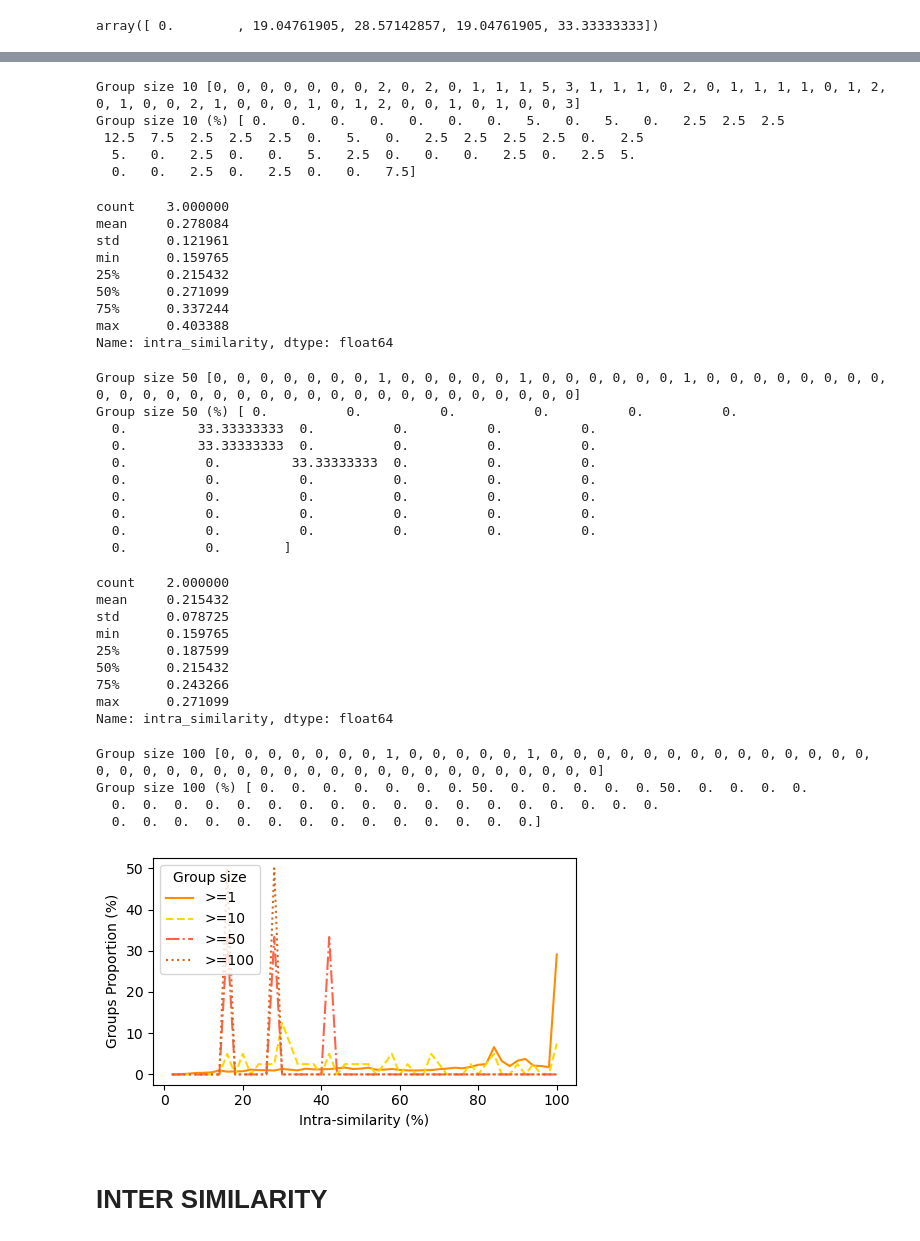
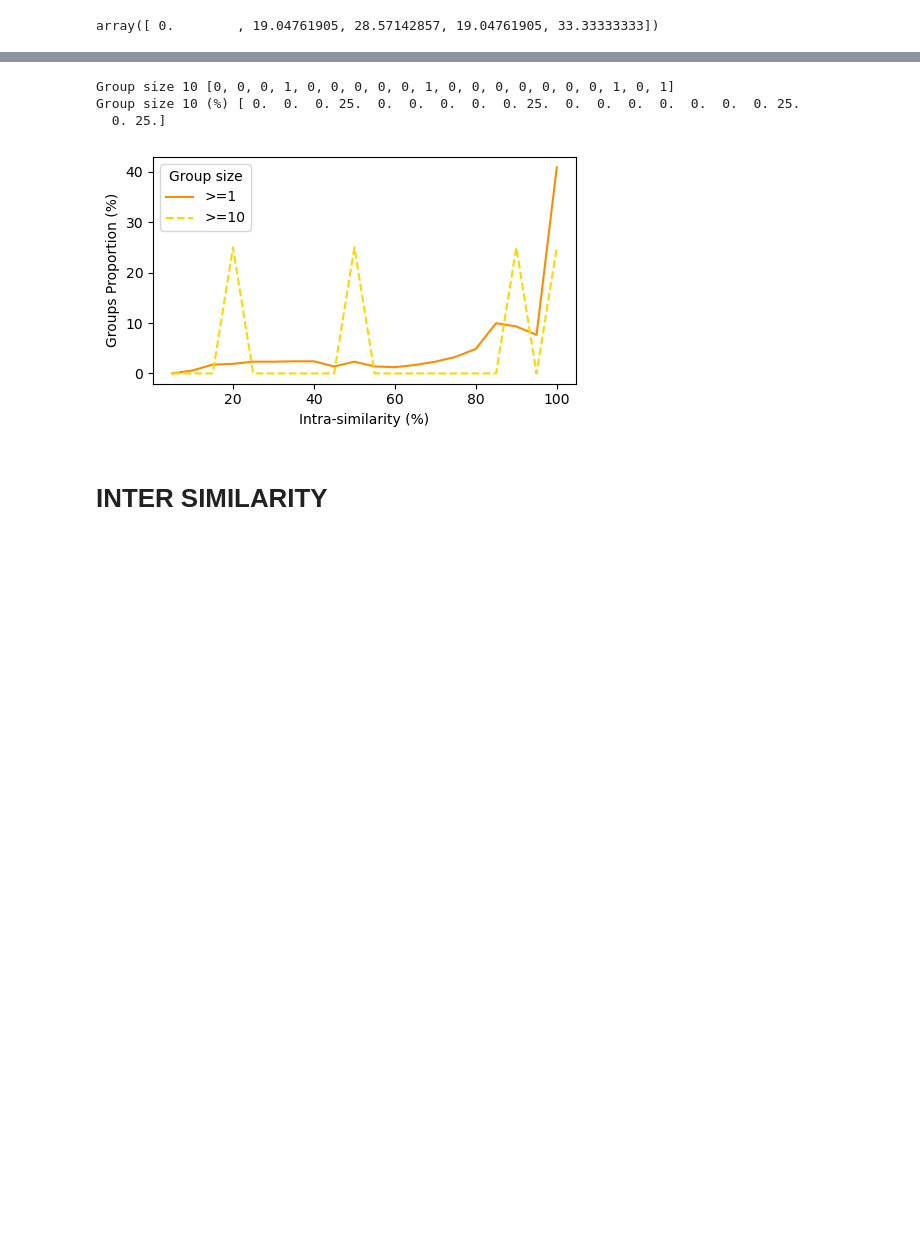
Before and after one commit to duyhuynhdev/serial-scammer-analyser, a Jupyter notebook: main/analysis/similarity_analysis.ipynb, the cells around one changed output, grey strips where cells are left out. Cells and saved outputs as stored; diff of their text form; code cells hidden in the pictures; blank space fills up the shorter version.

```diff
--- a/main/analysis/similarity_analysis.ipynb
+++ b/main/analysis/similarity_analysis.ipynb
@@ -41,16 +41,16 @@ def bins_to_labels(bins):
     return [b[1] for b in bins]
 
 
-def lines_with_lower_bound_build(df, title, x_label, y_label, chain="ETH", legend_pos = 'upper left'):
+def lines_with_lower_bound_build(df, title, x_label, y_label, chain="ETH", legend_pos = 'upper left', thsld = [1, 10, 50, 100]):
     Ys = []
     labels = []
-    bins = create_bins(num=50)
+    bins = create_bins(num=20)
     x = bins_to_labels(bins)
-    for gs in [1, 10, 50, 100]:
+    for gs in thsld:
         labels.append(f">={gs}")
         filtered_df = df[df.scammers >= gs]
-        display(filtered_df.intra_similarity.describe())
-        y = list(filtered_df.intra_similarity.values * 100)
+        display(filtered_df.similarity.describe())
+        y = list(filtered_df.similarity.values * 100)
         y = count_bins(y, bins)
         print(f"Group size {gs}", y)
         y = to_percentage(y)
@@ -63,8 +63,8 @@ def hist_chart_with_lower_bound(df):
     Xs = []
     for gs in [1, 10, 50, 100]:
         filtered_df = df[df["scammers"] >= gs]
-        display(filtered_df.intra_similarity.describe())
-        x = list(filtered_df.intra_similarity.values)
+        display(filtered_df.similarity.describe())
+        x = list(filtered_df.similarity.values)
         Xs.append(x)
     ChartDrawer.hist(Xs, 50, f"Similarity distribution by group sizes", "Intra-similarity", "Number of groups")
 # %%
@@ -177,6 +153,6 @@ intra_similarities = pd.read_csv("data/similarity/panv2_intra_similarities.csv")
 one_scammer_intra_similarities = pd.read_csv("data/similarity/panv2_one_scammer_group_intra_similarities.csv")
 total = pd.concat([intra_similarities, one_scammer_intra_similarities], axis=0)
 # %%
-setting_1 = lines_with_lower_bound_build(total,"","Intra-similarity (%)", "Groups Proportion (%)", "BNB")
+setting_1 = lines_with_lower_bound_build(total,"","Intra-similarity (%)", "Groups Proportion (%)", "BNB", thsld=[1,10])
 ChartDrawer.multi_lines("img/intra_pan.png", setting_1)
 # %% [output]
@@ -211,41 +182,7 @@ Name: intra_similarity, dtype: float64
-Group size 10 [0, 0, 0, 0, 0, 0, 0, 2, 0, 2, 0, 1, 1, 1, 5, 3, 1, 1, 1, 0, 2, 0, 1, 1, 1, 1, 0, 1, 2, 0, 1, 0, 0, 2, 1, 0, 0, 0, 1, 0, 1, 2, 0, 0, 1, 0, 1, 0, 0, 3]
-Group size 10 (%) [ 0.   0.   0.   0.   0.   0.   0.   5.   0.   5.   0.   2.5  2.5  2.5
- 12.5  7.5  2.5  2.5  2.5  0.   5.   0.   2.5  2.5  2.5  2.5  0.   2.5
-  5.   0.   2.5  0.   0.   5.   2.5  0.   0.   0.   2.5  0.   2.5  5.
-  0.   0.   2.5  0.   2.5  0.   0.   7.5]
+Group size 10 [0, 0, 0, 1, 0, 0, 0, 0, 0, 1, 0, 0, 0, 0, 0, 0, 0, 1, 0, 1]
+Group size 10 (%) [ 0.  0.  0. 25.  0.  0.  0.  0.  0. 25.  0.  0.  0.  0.  0.  0.  0. 25.
+  0. 25.]
-count    3.000000
-mean     0.278084
-std      0.121961
-min      0.159765
-25%      0.215432
-50%      0.271099
-75%      0.337244
-max      0.403388
-Name: intra_similarity, dtype: float64
-Group size 50 [0, 0, 0, 0, 0, 0, 0, 1, 0, 0, 0, 0, 0, 1, 0, 0, 0, 0, 0, 0, 1, 0, 0, 0, 0, 0, 0, 0, 0, 0, 0, 0, 0, 0, 0, 0, 0, 0, 0, 0, 0, 0, 0, 0, 0, 0, 0, 0, 0, 0]
-Group size 50 (%) [ 0.          0.          0.          0.          0.          0.
-  0.         33.33333333  0.          0.          0.          0.
-  0.         33.33333333  0.          0.          0.          0.
-  0.          0.         33.33333333  0.          0.          0.
-  0.          0.          0.          0.          0.          0.
-  0.          0.          0.          0.          0.          0.
-  0.          0.          0.          0.          0.          0.
-  0.          0.          0.          0.          0.          0.
-  0.          0.        ]
-count    2.000000
-mean     0.215432
-std      0.078725
-min      0.159765
-25%      0.187599
-50%      0.215432
-75%      0.243266
-max      0.271099
-Name: intra_similarity, dtype: float64
-Group size 100 [0, 0, 0, 0, 0, 0, 0, 1, 0, 0, 0, 0, 0, 1, 0, 0, 0, 0, 0, 0, 0, 0, 0, 0, 0, 0, 0, 0, 0, 0, 0, 0, 0, 0, 0, 0, 0, 0, 0, 0, 0, 0, 0, 0, 0, 0, 0, 0, 0, 0]
-Group size 100 (%) [ 0.  0.  0.  0.  0.  0.  0. 50.  0.  0.  0.  0.  0. 50.  0.  0.  0.  0.
-  0.  0.  0.  0.  0.  0.  0.  0.  0.  0.  0.  0.  0.  0.  0.  0.  0.  0.
-  0.  0.  0.  0.  0.  0.  0.  0.  0.  0.  0.  0.  0.  0.]
-[figure, old version]
+[figure, new version]
 # %% [markdown]
 # INTER SIMILARITY
 # %%
```
Also changed, not shown: parts of 8 cells of this notebook, 6 other files.
